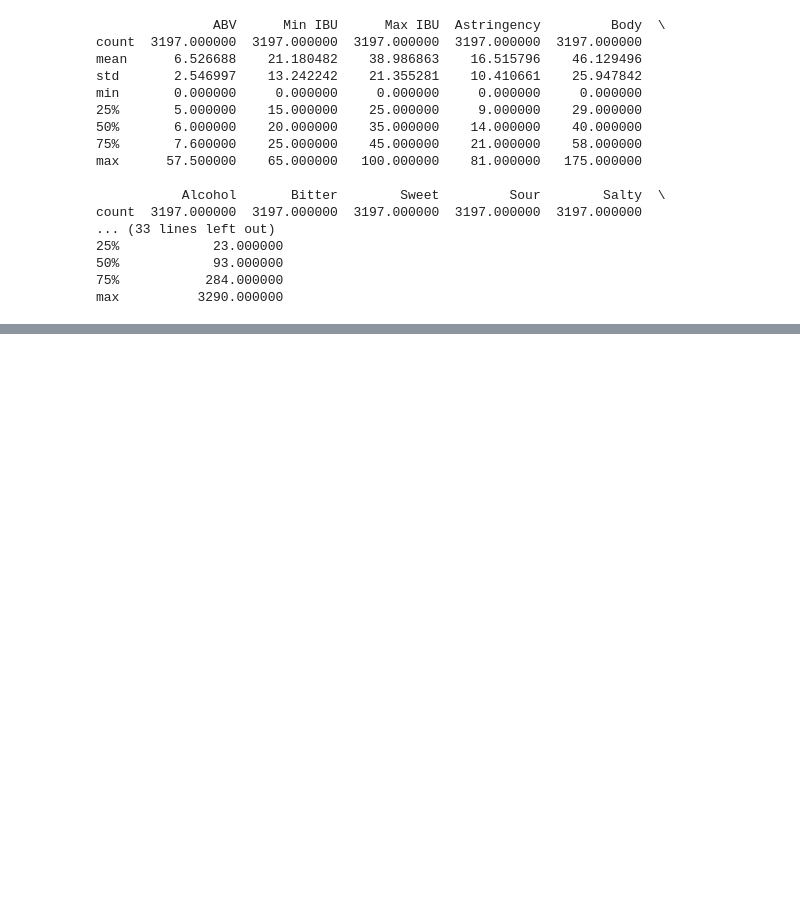
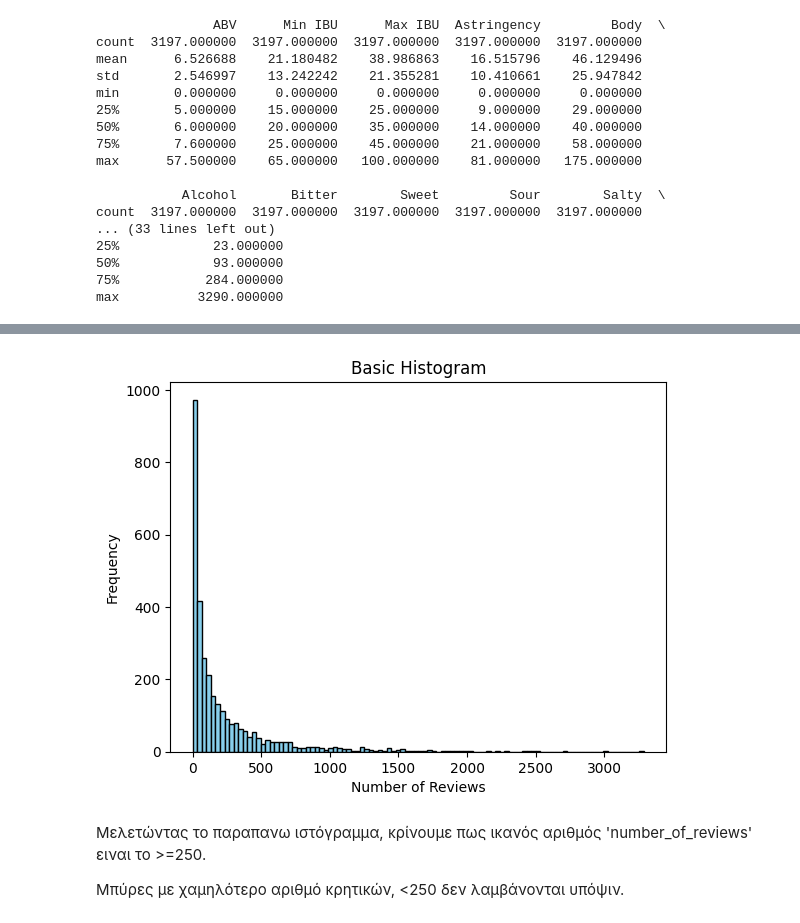
Before and after one commit to HUA-Applied-EFP01/data-analysis-237, a Jupyter notebook: Beer_statistics.ipynb, the cells around one changed output, grey strips where cells are left out. Drawn from its saved outputs; the diff is of its cells as text; code cells hidden in the pictures; blank space fills up the shorter version.

```diff
--- a/Beer_statistics.ipynb
+++ b/Beer_statistics.ipynb
@@ -27,0 +45,15 @@ max          3290.000000
+# %%
+plt.hist(df['number_of_reviews'], bins=100, color='skyblue', edgecolor='black')
+# Adding labels and title
+plt.xlabel('Number of Reviews')
+plt.ylabel('Frequency')
+plt.title('Basic Histogram')
+
+# Display the plot
+plt.show()
+# %% [output]
+[figure, added]
+# %% [markdown]
+Μελετώντας το παραπανω ιστόγραμμα, κρίνουμε πως ικανός αριθμός 'number_of_reviews' ειναι το >=250.
+
+Μπύρες με χαμηλότερο αριθμό κρητικών, <250 δεν λαμβάνονται υπόψιν.
```
Also changed, not shown: parts of 6 cells of this notebook.
